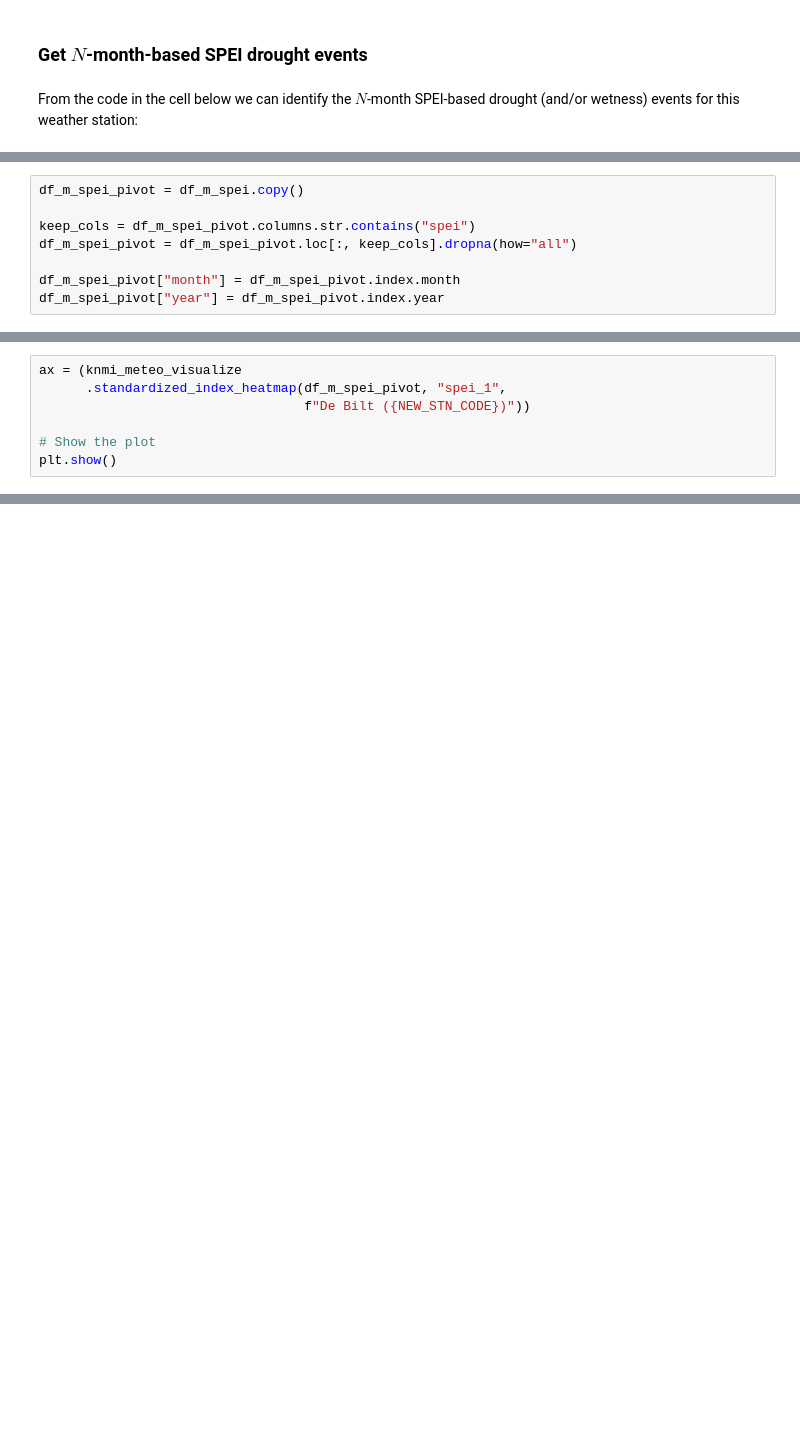
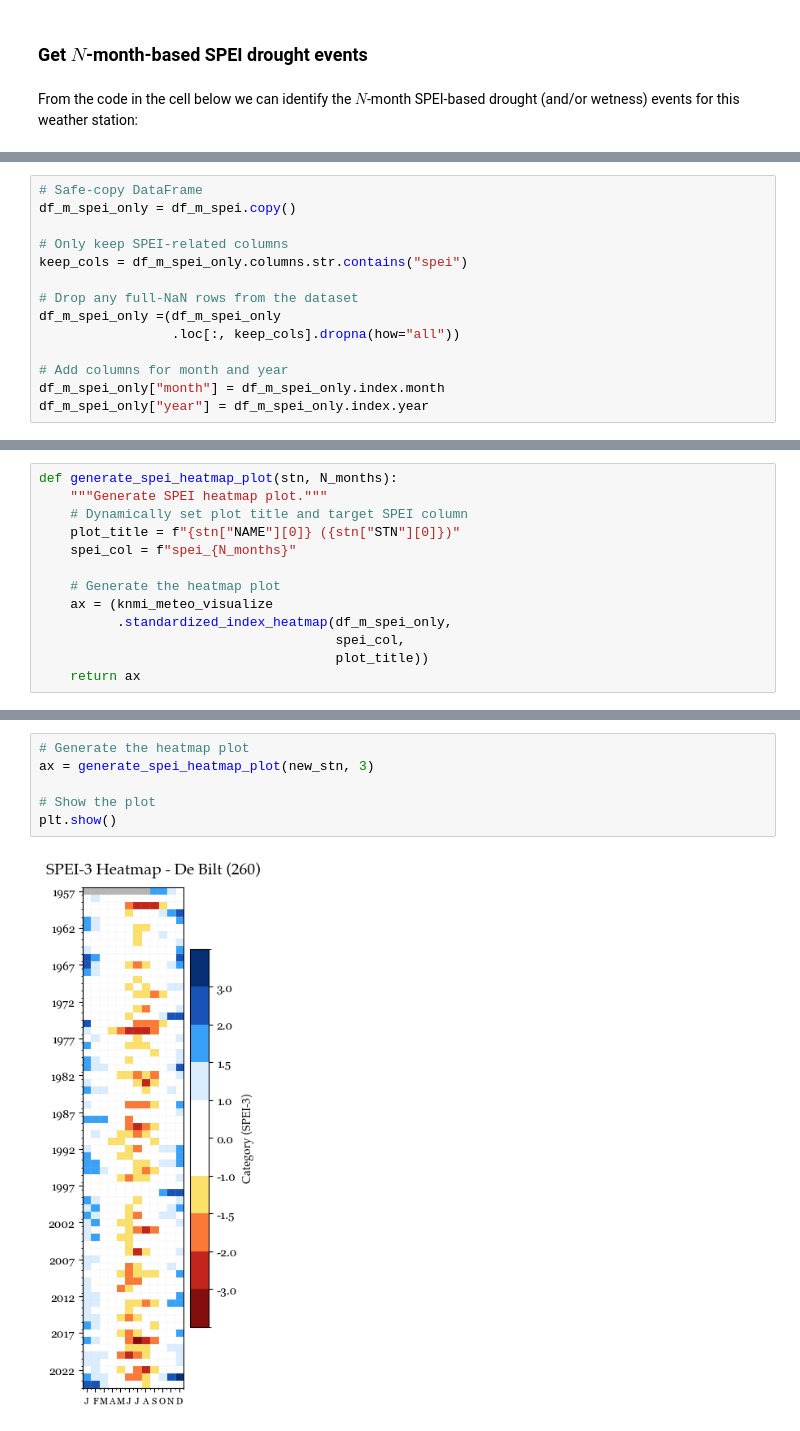
Before and after one commit to tomrooijakkers/data-science-portfolio, a Jupyter notebook: knmi-weather/03-knmi_drought_analysis.ipynb, the cells around one changed output, grey strips where cells are left out. Cells and saved outputs as stored; diff of their text form; blank space fills up the shorter version.

```diff
--- a/knmi-weather/03-knmi_drought_analysis.ipynb
+++ b/knmi-weather/03-knmi_drought_analysis.ipynb
@@ -2233,8 +2259,14 @@ From a 3-month severe drought ($SPEI \leq -1.5$) perspective, the summer drought
 # %%
-df_m_spei_pivot = df_m_spei.copy()
+# Safe-copy DataFrame
+df_m_spei_only = df_m_spei.copy()
 
-keep_cols = df_m_spei_pivot.columns.str.contains("spei")
-df_m_spei_pivot = df_m_spei_pivot.loc[:, keep_cols].dropna(how="all")
+# Only keep SPEI-related columns
+keep_cols = df_m_spei_only.columns.str.contains("spei")
 
-df_m_spei_pivot["month"] = df_m_spei_pivot.index.month
-df_m_spei_pivot["year"] = df_m_spei_pivot.index.year
+# Drop any full-NaN rows from the dataset
+df_m_spei_only =(df_m_spei_only
+                 .loc[:, keep_cols].dropna(how="all"))
+
+# Add columns for month and year
+df_m_spei_only["month"] = df_m_spei_only.index.month
+df_m_spei_only["year"] = df_m_spei_only.index.year
@@ -2258,7 +2272,0 @@ df_m_spei_pivot
-# %%
-ax = (knmi_meteo_visualize
-      .standardized_index_heatmap(df_m_spei_pivot, "spei_1",
-                                  f"De Bilt ({NEW_STN_CODE})"))
-
-# Show the plot
-plt.show()
@@ -2271,0 +2296,13 @@ plt.show()
+# %%
+def generate_spei_heatmap_plot(stn, N_months):
+    """Generate SPEI heatmap plot."""
+    # Dynamically set plot title and target SPEI column
+    plot_title = f"{stn["NAME"][0]} ({stn["STN"][0]})"
+    spei_col = f"spei_{N_months}"
+
+    # Generate the heatmap plot
+    ax = (knmi_meteo_visualize
+          .standardized_index_heatmap(df_m_spei_only,
+                                      spei_col,
+                                      plot_title))
+    return ax
@@ -2271,0 +2321,8 @@ plt.show()
+# %%
+# Generate the heatmap plot
+ax = generate_spei_heatmap_plot(new_stn, 3)
+
+# Show the plot
+plt.show()
+# %% [output]
+[figure, added]
```
Also changed, not shown: parts of 75 cells of this notebook, 3 other files.
